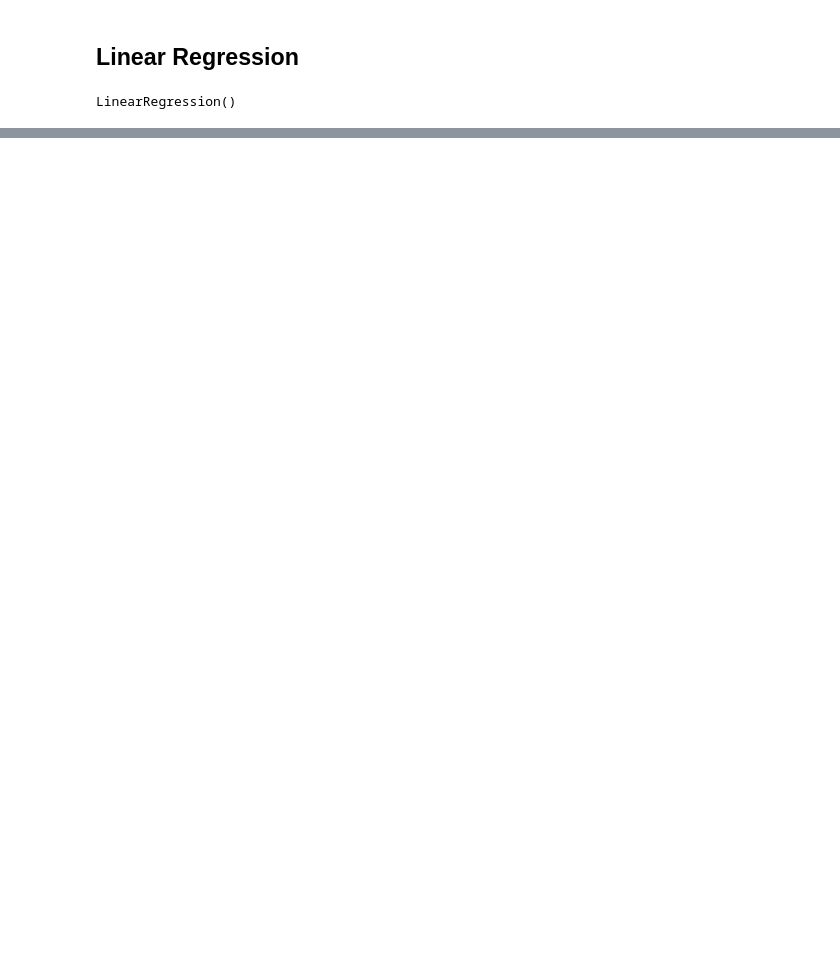
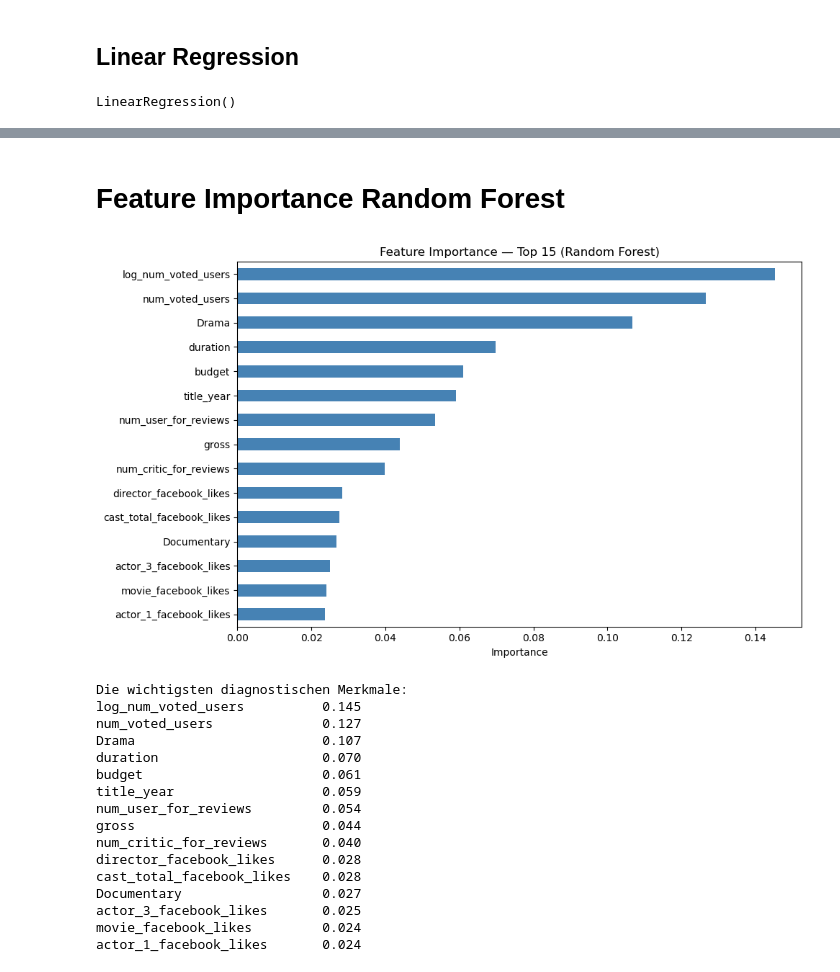
Before and after one commit to annayaroshenko505-ai/imdb_score_prediction, a Jupyter notebook: imdb_score_prediction.ipynb, the cells around one changed output, grey strips where cells are left out. Drawn from its saved outputs; the diff is of its cells as text; code cells hidden in the pictures; blank space fills up the shorter version.

```diff
--- a/imdb_score_prediction.ipynb
+++ b/imdb_score_prediction.ipynb
@@ -497,0 +993,23 @@ Test R²: -185.28927652559983
+# %%
+from sklearn.model_selection import GridSearchCV
+from sklearn.ensemble import RandomForestRegressor
+
+param_grid = {
+    "n_estimators": [100, 200],
+    "max_depth": [None, 10, 20],
+    "min_samples_split": [2, 5],
+    "min_samples_leaf": [1, 2]
+}
+
+rf = RandomForestRegressor(random_state=42, n_jobs=-1)
+
+grid_search = GridSearchCV(
+    estimator=rf,
+    param_grid=param_grid,
+    cv=5,
+    scoring="r2",
+    n_jobs=-1,
+    verbose=1
+)
+
+grid_search.fit(X_train_scaled, y_train)
@@ -497,0 +1025,5 @@ Test R²: -185.28927652559983
+# %%
+# Bestes Modell
+
+best_rf = grid_search.best_estimator_
+print(grid_search.best_params_)
@@ -497,0 +1078,34 @@ Test R²: -185.28927652559983
+# %% [markdown]
+# Feature Importance Random Forest
+# %%
+
+importances = pd.Series(best_rf.feature_importances_, index=X_train_scaled.columns)
+top15 = importances.nlargest(15)
+
+fig, ax = plt.subplots(figsize=(10, 6))
+top15.sort_values().plot(kind='barh', ax=ax, color='steelblue')
+ax.set_title('Feature Importance — Top 15 (Random Forest)')
+ax.set_xlabel('Importance')
+plt.tight_layout()
+plt.show()
+
+print('\nDie wichtigsten diagnostischen Merkmale:')
+print(top15.round(3).to_string())
+# %% [output]
+[figure, added]
+Die wichtigsten diagnostischen Merkmale:
+log_num_voted_users          0.145
+num_voted_users              0.127
+Drama                        0.107
+duration                     0.070
+budget                       0.061
+title_year                   0.059
+num_user_for_reviews         0.054
+gross                        0.044
+num_critic_for_reviews       0.040
+director_facebook_likes      0.028
+cast_total_facebook_likes    0.028
+Documentary                  0.027
+actor_3_facebook_likes       0.025
+movie_facebook_likes         0.024
+actor_1_facebook_likes       0.024
```
Also changed, not shown: parts of 90 cells of this notebook, 1 other file.
